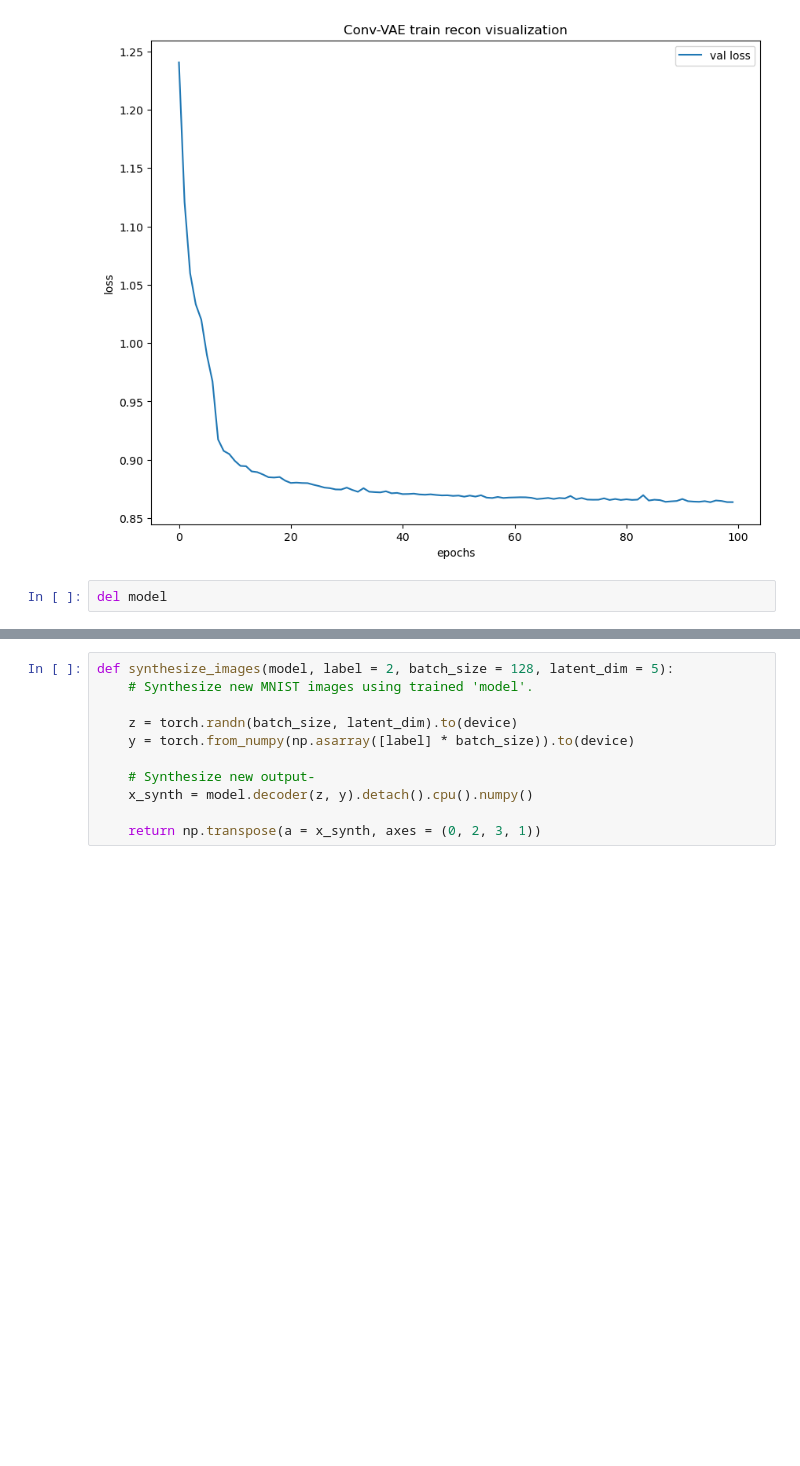
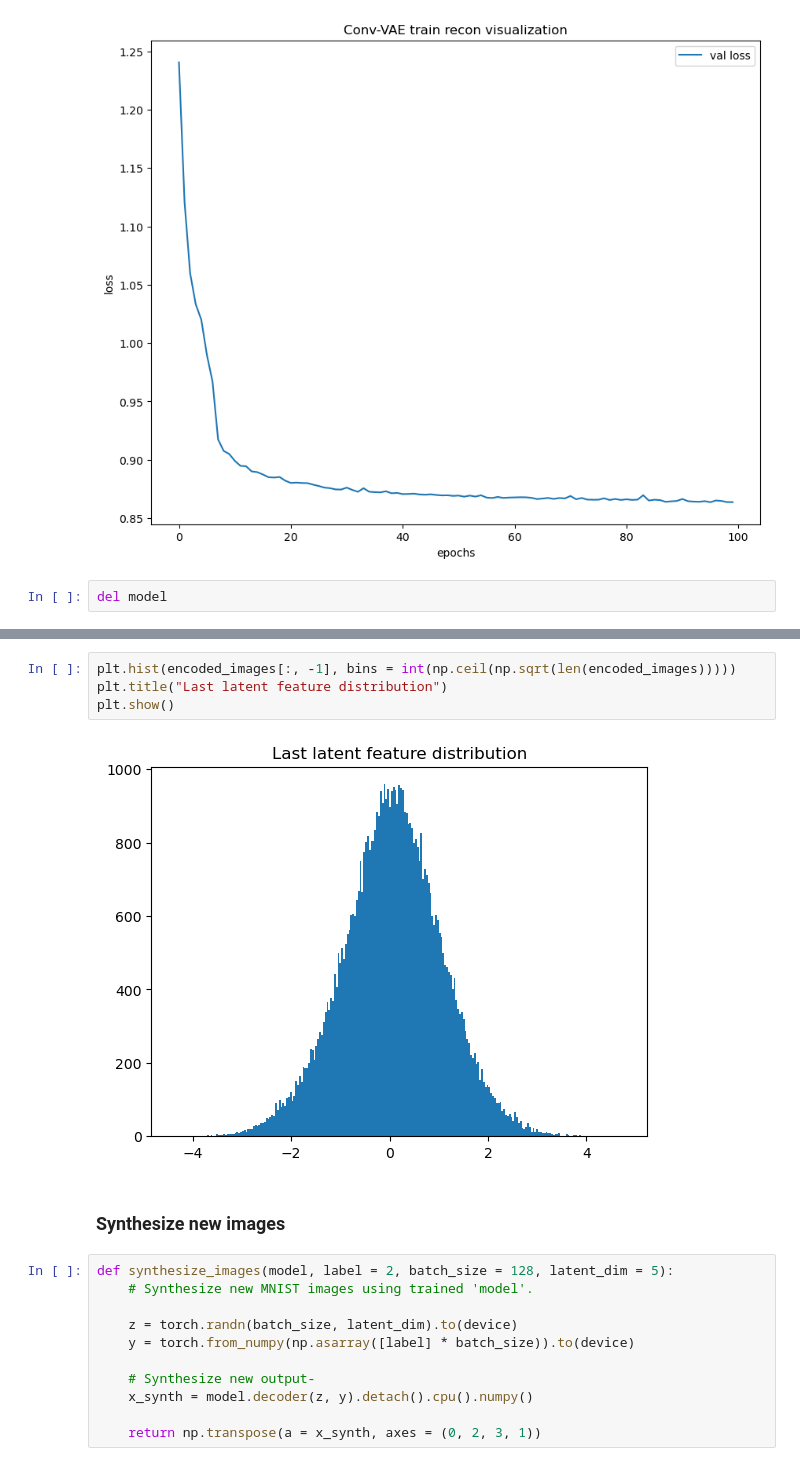
Before and after one commit to arjun-majumdar/Autoencoders_Experiments, a Jupyter notebook: Conditional_ConvVAE_MNIST_torch.ipynb, the cells around one changed output, grey strips where cells are left out. Drawn from its saved outputs; the diff is of its cells as text; blank space fills up the shorter version.

```diff
--- a/Conditional_ConvVAE_MNIST_torch.ipynb
+++ b/Conditional_ConvVAE_MNIST_torch.ipynb
@@ -529,3 +601,11 @@ del model
+# %%
+plt.hist(encoded_images[:, -1], bins = int(np.ceil(np.sqrt(len(encoded_images)))))
+plt.title("Last latent feature distribution")
+plt.show()
+# %% [output]
+[figure, added]
+# %% [markdown]
+### Synthesize new images
 # %%
 def synthesize_images(model, label = 2, batch_size = 128, latent_dim = 5):
     # Synthesize new MNIST images using trained 'model'.
```
Also changed, not shown: parts of 9 cells of this notebook.
